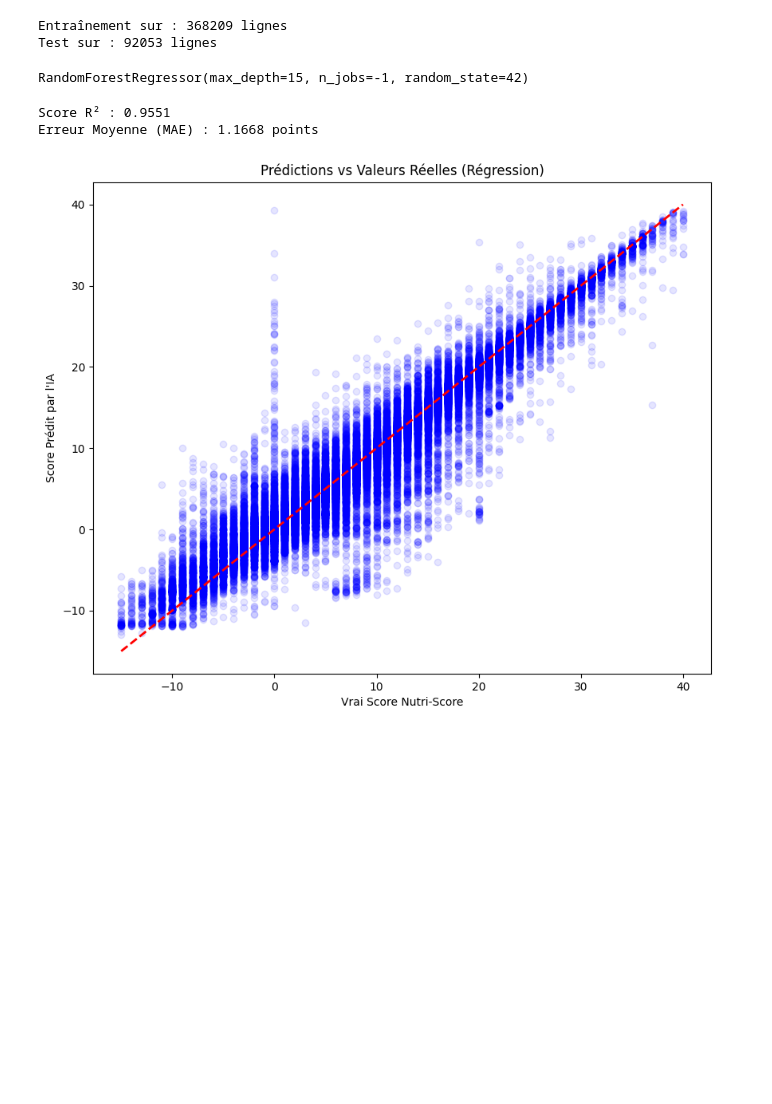
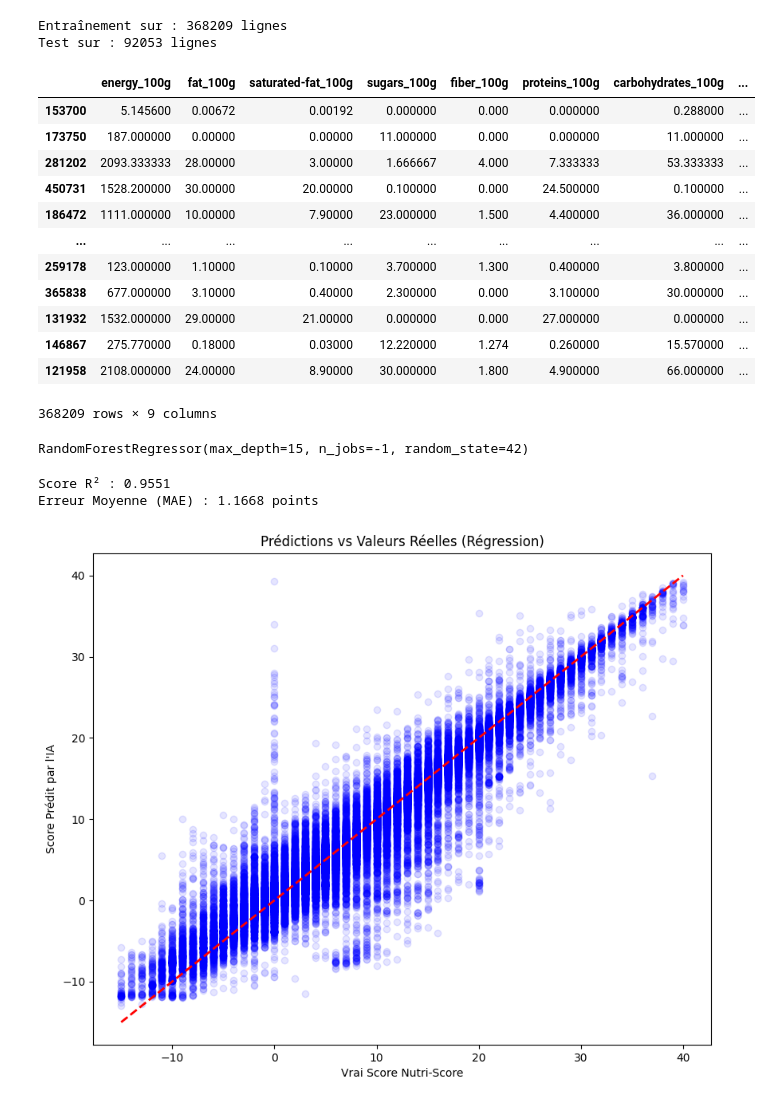
Before and after one commit to mhsylla/Openfoodfact, a Jupyter notebook: notebooks/project_starter.ipynb, the cells around one changed output. Drawn from its saved outputs; the diff is of its cells as text; code cells hidden in the pictures; blank space fills up the shorter version.

```diff
--- a/notebooks/project_starter.ipynb
+++ b/notebooks/project_starter.ipynb
@@ -189,6 +206,6 @@ from sklearn.metrics import mean_absolute_error, r2_score
 # %%
 # On ne garde que les nutriments pour prédire
-X = df[nutriscore_cols]
+X = df[nutriscore_cols + identity_cols]
 
 # Ta cible est le score numérique
 y = df['nutriscore_score']
@@ -202,0 +222,16 @@ Test sur : 92053 lignes
+# %%
+X_train
+# %% [output]
+|  | energy_100g | fat_100g | saturated-fat_100g | sugars_100g | fiber_100g | proteins_100g | carbohydrates_100g | ... |
+| 153700 | 5.145600 | 0.00672 | 0.00192 | 0.000000 | 0.000 | 0.000000 | 0.288000 | ... |
+| 173750 | 187.000000 | 0.00000 | 0.00000 | 11.000000 | 0.000 | 0.000000 | 11.000000 | ... |
+| 281202 | 2093.333333 | 28.00000 | 3.00000 | 1.666667 | 4.000 | 7.333333 | 53.333333 | ... |
+| 450731 | 1528.200000 | 30.00000 | 20.00000 | 0.100000 | 0.000 | 24.500000 | 0.100000 | ... |
+| 186472 | 1111.000000 | 10.00000 | 7.90000 | 23.000000 | 1.500 | 4.400000 | 36.000000 | ... |
+| ... | ... | ... | ... | ... | ... | ... | ... | ... |
+| 259178 | 123.000000 | 1.10000 | 0.10000 | 3.700000 | 1.300 | 0.400000 | 3.800000 | ... |
+| 365838 | 677.000000 | 3.10000 | 0.40000 | 2.300000 | 0.000 | 3.100000 | 30.000000 | ... |
+| 131932 | 1532.000000 | 29.00000 | 21.00000 | 0.000000 | 0.000 | 27.000000 | 0.000000 | ... |
+| 146867 | 275.770000 | 0.18000 | 0.03000 | 12.220000 | 1.274 | 0.260000 | 15.570000 | ... |
+| 121958 | 2108.000000 | 24.00000 | 8.90000 | 30.000000 | 1.800 | 4.900000 | 66.000000 | ... |
+368209 rows × 9 columns
```
Also changed, not shown: parts of 28 cells of this notebook, 1 other file.
